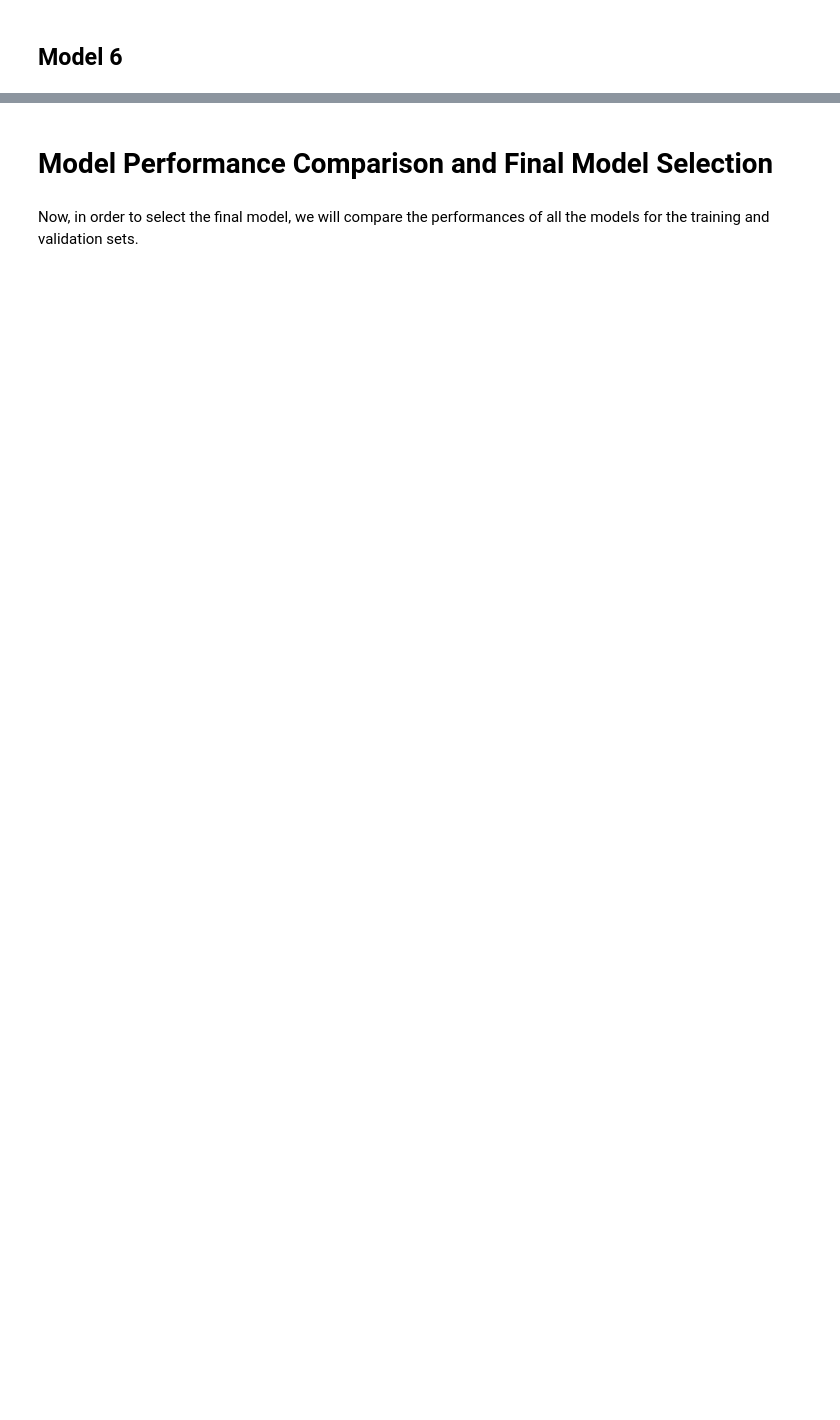
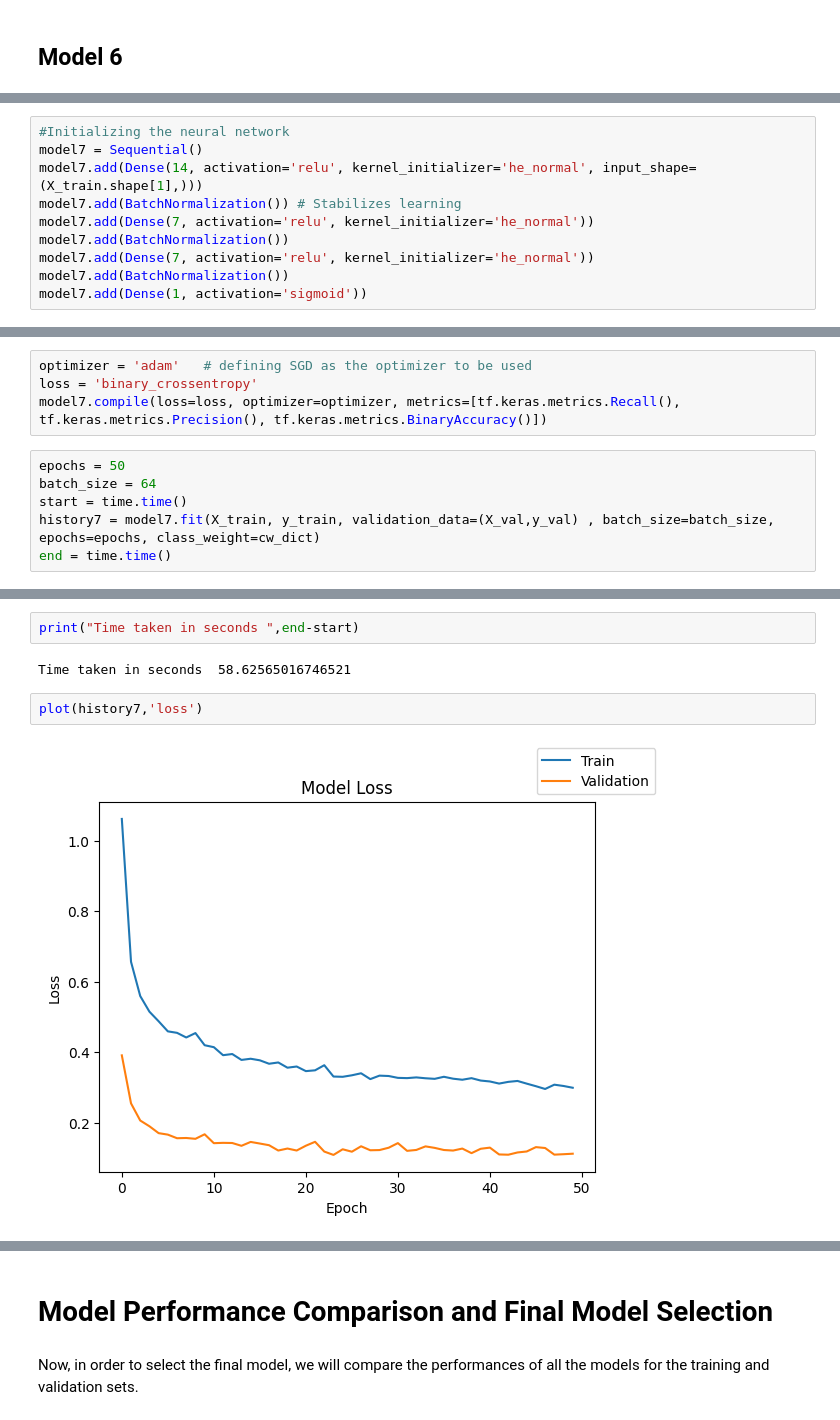
Before and after one commit to uday-d4/UTAI_NeuralNetworks_ReneWind, a Jupyter notebook: ReneWind_Notebook.ipynb, the cells around one changed output, grey strips where cells are left out. Saved outputs shown, nothing was run; the diff lists cells and outputs as text; blank space fills up the shorter version.

```diff
--- a/ReneWind_Notebook.ipynb
+++ b/ReneWind_Notebook.ipynb
@@ -1029,0 +1129,10 @@ evaluation_results
+# %%
+#Initializing the neural network
+model7 = Sequential()
+model7.add(Dense(14, activation='relu', kernel_initializer='he_normal', input_shape=(X_train.shape[1],)))
+model7.add(BatchNormalization()) # Stabilizes learning
+model7.add(Dense(7, activation='relu', kernel_initializer='he_normal'))
+model7.add(BatchNormalization())
+model7.add(Dense(7, activation='relu', kernel_initializer='he_normal'))
+model7.add(BatchNormalization())
+model7.add(Dense(1, activation='sigmoid'))
@@ -1029,0 +1166,10 @@ evaluation_results
+# %%
+optimizer = 'adam'   # defining SGD as the optimizer to be used
+loss = 'binary_crossentropy'
+model7.compile(loss=loss, optimizer=optimizer, metrics=[tf.keras.metrics.Recall(), tf.keras.metrics.Precision(), tf.keras.metrics.BinaryAccuracy()])
+# %%
+epochs = 50
+batch_size = 64
+start = time.time()
+history7 = model7.fit(X_train, y_train, validation_data=(X_val,y_val) , batch_size=batch_size, epochs=epochs, class_weight=cw_dict)
+end = time.time()
@@ -1029,0 +1194,8 @@ evaluation_results
+# %%
+print("Time taken in seconds ",end-start)
+# %% [output]
+Time taken in seconds  58.62565016746521
+# %%
+plot(history7,'loss')
+# %% [output]
+[figure, added]
```
Also changed, not shown: parts of 40 cells of this notebook.
